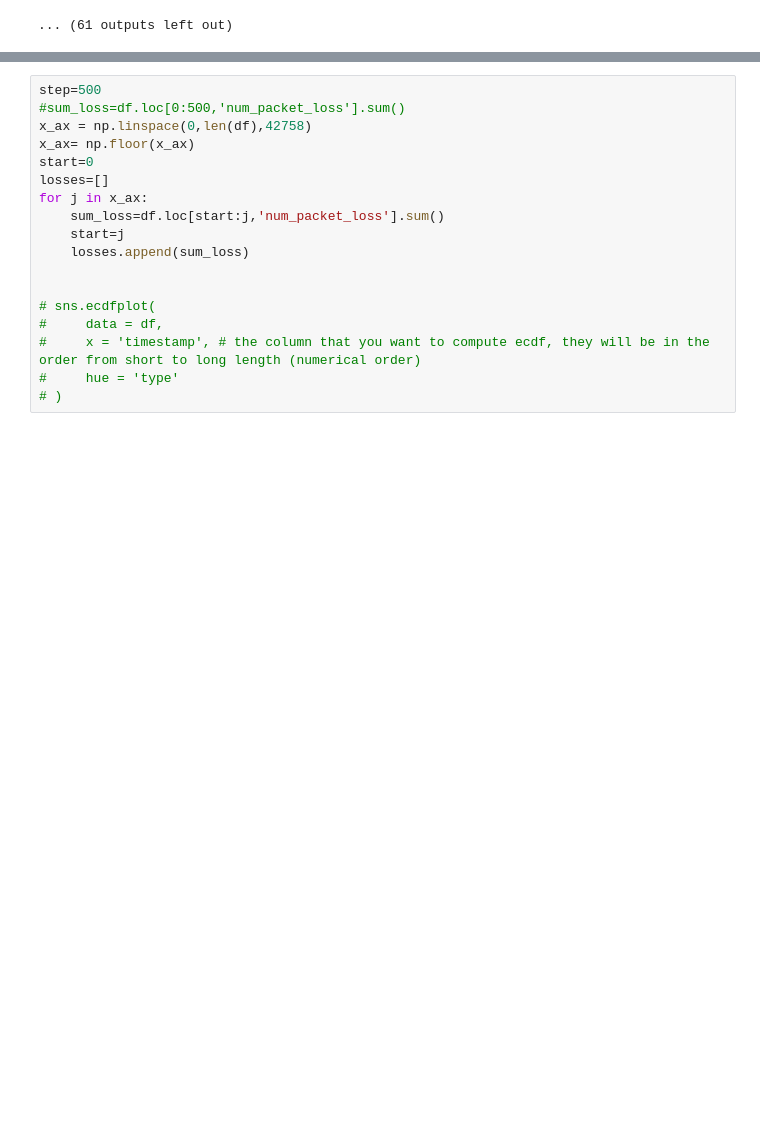
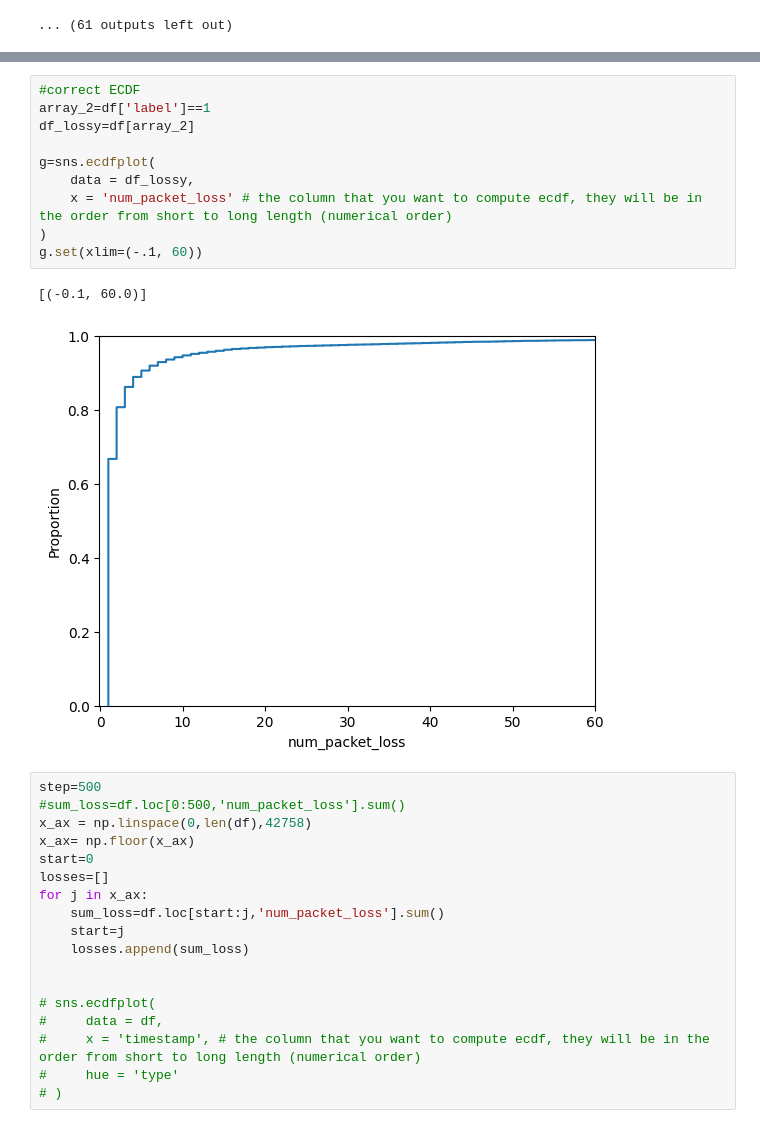
Before and after one commit to PeshX/ML4N_RTP_Project, a Jupyter notebook: Script1.ipynb, the cells around one changed output, grey strips where cells are left out. Drawn from its saved outputs; the diff is of its cells as text; blank space fills up the shorter version.

```diff
--- a/Script1.ipynb
+++ b/Script1.ipynb
@@ -142,3 +240,16 @@ Name: interarrival_std, Length: 2105448, dtype: float64
+# %%
+#correct ECDF
+array_2=df['label']==1
+df_lossy=df[array_2]
+
+g=sns.ecdfplot(
+    data = df_lossy,
+    x = 'num_packet_loss' # the column that you want to compute ecdf, they will be in the order from short to long length (numerical order)
+)
+g.set(xlim=(-.1, 60))
+# %% [output]
+[(-0.1, 60.0)]
+[figure, added]
 # %%
 step=500
 #sum_loss=df.loc[0:500,'num_packet_loss'].sum()
```
Also changed, not shown: parts of 12 cells of this notebook.
